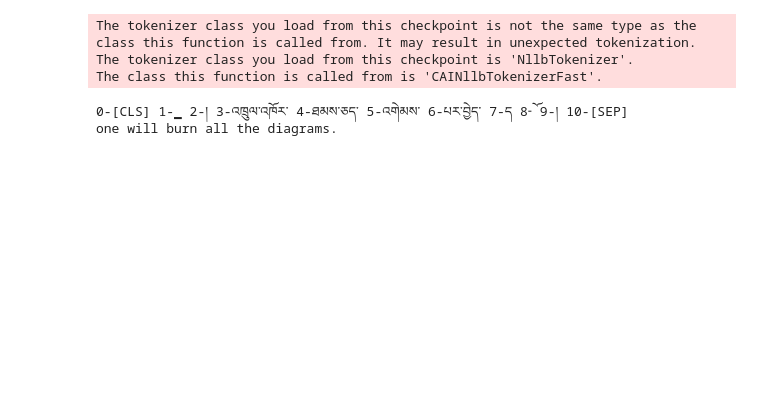
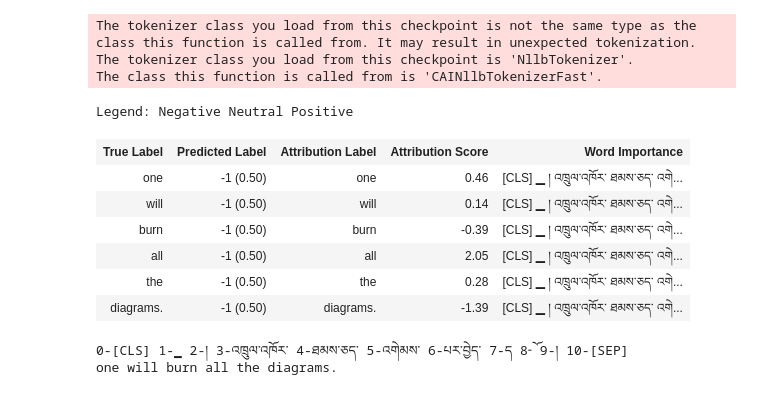
Before and after one commit to CompassionAI/garland, a Jupyter notebook: notebooks/Bitext template mining.ipynb, the cells around one changed output. Cells and saved outputs as stored; diff of their text form; code cells hidden in the pictures; blank space fills up the shorter version.

```diff
--- a/notebooks/Bitext template mining.ipynb
+++ b/notebooks/Bitext template mining.ipynb
@@ -328,9 +335,18 @@ def attrib_all_words(source, target, translator):
 # %%
 # source, target = "ནད་ཐམས་ཅད་སོས་པར་གྱུར་ཏེ།", "he will cure all diseases"
 # source, target = '།སྐྱེ་བོ་ཐམས་ཅད་དགའ་བར་འགྱུར་རོ།', 'one will be loved by everyone.'
 source, target = '།འཁྲུལ་འཁོར་ཐམས་ཅད་འགེམས་པར་བྱེད་དོ།', 'one will burn all the diagrams.'
 
-# viz_records = attrib_all_words(source, target, translator)
+viz_records = attrib_all_words(source, target, translator)
+# %% [output]
+Legend: Negative Neutral Positive
+| True Label | Predicted Label | Attribution Label | Attribution Score | Word Importance |
+| one | -1 (0.50) | one | 0.46 | [CLS] ▁ ། འཁྲུལ་འཁོར་ ཐམས་ཅད་ འགེ... |
+| will | -1 (0.50) | will | 0.14 | [CLS] ▁ ། འཁྲུལ་འཁོར་ ཐམས་ཅད་ འགེ... |
+| burn | -1 (0.50) | burn | -0.39 | [CLS] ▁ ། འཁྲུལ་འཁོར་ ཐམས་ཅད་ འགེ... |
+| all | -1 (0.50) | all | 2.05 | [CLS] ▁ ། འཁྲུལ་འཁོར་ ཐམས་ཅད་ འགེ... |
+| the | -1 (0.50) | the | 0.28 | [CLS] ▁ ། འཁྲུལ་འཁོར་ ཐམས་ཅད་ འགེ... |
+| diagrams. | -1 (0.50) | diagrams. | -1.39 | [CLS] ▁ ། འཁྲུལ་འཁོར་ ཐམས་ཅད་ འགེ... |
 # %%
 print(
     ' '.join([
```
Also changed, not shown: parts of 6 cells of this notebook, 2 other files.
